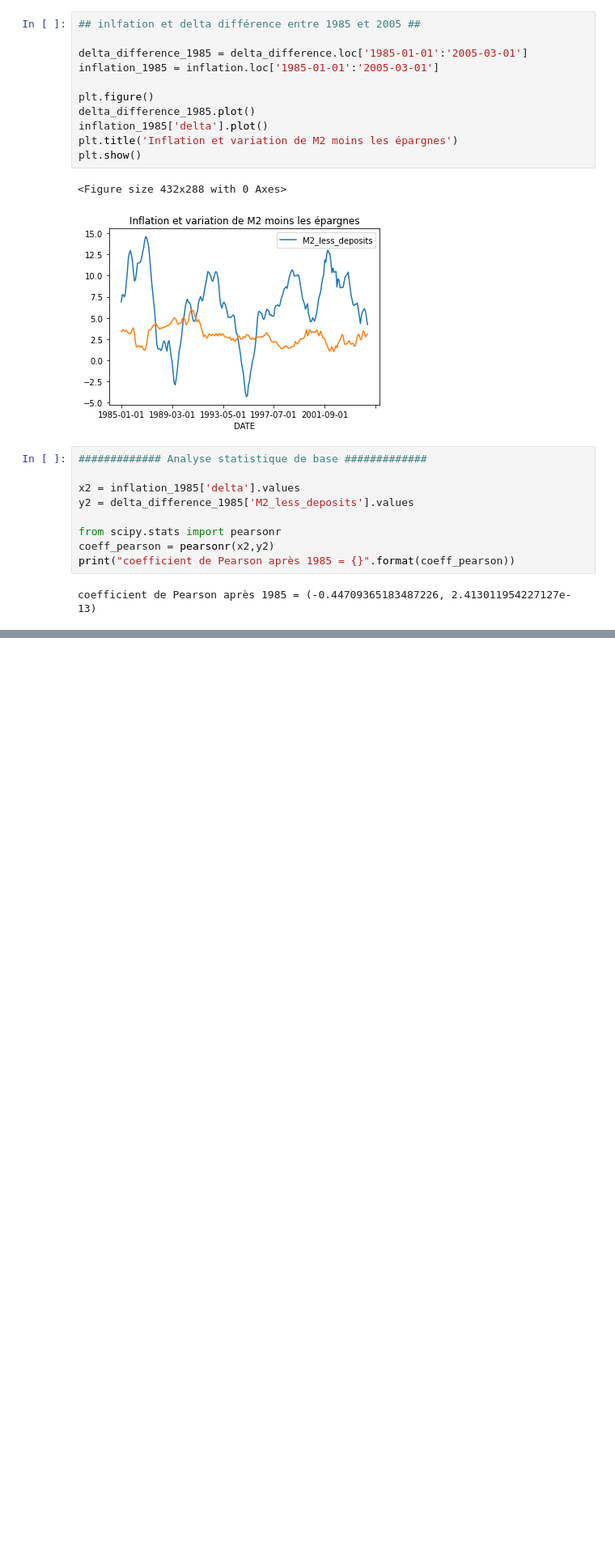
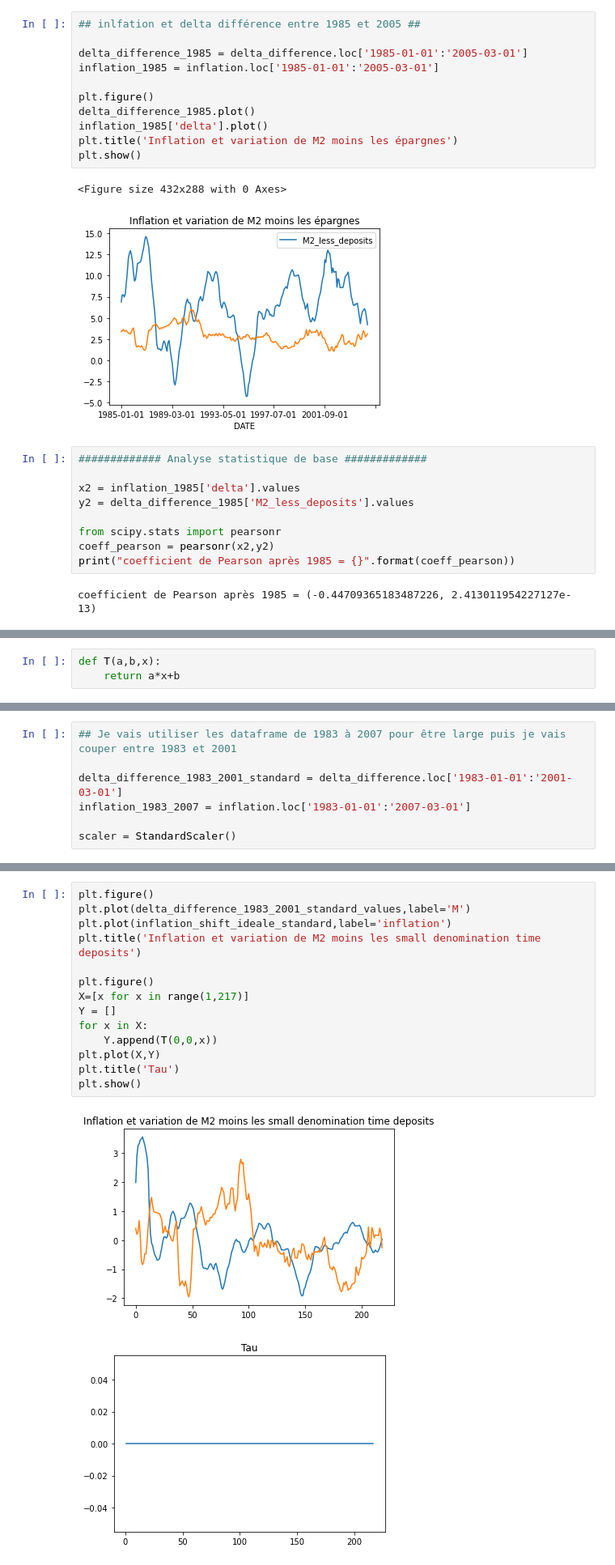
Before and after one commit to felipe-fp/corcovado, a Jupyter notebook: M2_small_time_deposits_analysis.ipynb, the cells around one changed output, grey strips where cells are left out. Shown: that part at 81% size. Drawn from its saved outputs; the diff is of its cells as text; blank space fills up the shorter version.

Commit message:
small time deposits tau analysis

```diff
--- a/M2_small_time_deposits_analysis.ipynb
+++ b/M2_small_time_deposits_analysis.ipynb
@@ -74,0 +80,3 @@ coefficient de Pearson après 1985 = (-0.44709365183487226, 2.413011954227127e-1
+# %%
+def T(a,b,x):
+    return a*x+b
@@ -74,0 +85,7 @@ coefficient de Pearson après 1985 = (-0.44709365183487226, 2.413011954227127e-1
+# %%
+## Je vais utiliser les dataframe de 1983 à 2007 pour être large puis je vais couper entre 1983 et 2001
+
+delta_difference_1983_2001_standard = delta_difference.loc['1983-01-01':'2001-03-01']
+inflation_1983_2007 = inflation.loc['1983-01-01':'2007-03-01']
+
+scaler = StandardScaler()
@@ -74,0 +157,17 @@ coefficient de Pearson après 1985 = (-0.44709365183487226, 2.413011954227127e-1
+# %%
+plt.figure()
+plt.plot(delta_difference_1983_2001_standard_values,label='M')
+plt.plot(inflation_shift_ideale_standard,label='inflation')
+plt.title('Inflation et variation de M2 moins les small denomination time deposits')
+
+plt.figure()
+X=[x for x in range(1,217)]
+Y = []
+for x in X:
+    Y.append(T(0,0,x))
+plt.plot(X,Y)
+plt.title('Tau')
+plt.show()
+# %% [output]
+[figure, added]
+[figure, added]
```
Also changed, not shown: parts of 10 cells of this notebook, 2 other files.
